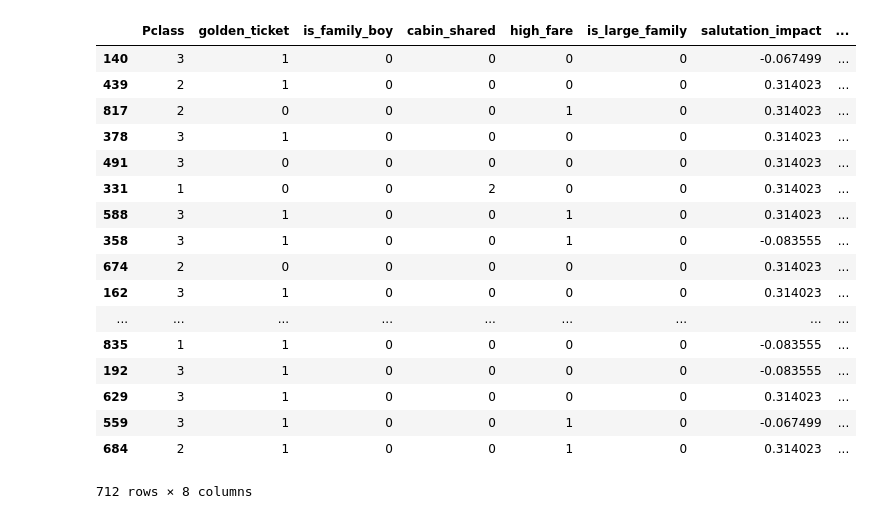
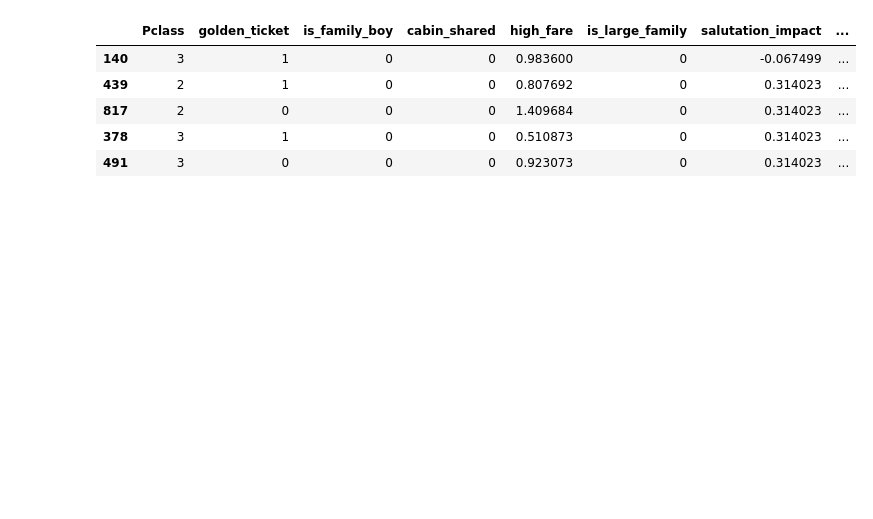
Before and after one commit to masatoomori/kaggle-titanic, a Jupyter notebook: titanic/kaggle_titanic.ipynb, the cells around one changed output. Drawn from its saved outputs; the diff is of its cells as text; code cells hidden in the pictures; blank space fills up the shorter version.

```diff
--- a/titanic/kaggle_titanic.ipynb
+++ b/titanic/kaggle_titanic.ipynb
@@ -146,7 +166,7 @@ ave_survival_rate = df_both['Survived'].mean()
 salutations_impact = {}
 
 for s in salutations:
-  impact = df_train[df_both['Salutation'] != s]['Survived'].mean() - ave_survival_rate
+  impact = df_both[df_both['Salutation'] != s]['Survived'].mean() - ave_survival_rate
   salutations_impact.update({s: impact})
 
 df_both['salutation_impact'] = df_both['Salutation'].apply(lambda x: salutations_impact[x])
@@ -154,5 +174,5 @@ df_both['salutation_impact'] = df_both['Salutation'].apply(lambda x: salutations
 # チケット価格
 df_t = df_both[['Pclass', 'familySize', 'Fare']].groupby(['Pclass', 'familySize'], as_index=False).median().rename(columns={'Fare': 'fare_med'})
 df_both = pd.merge(df_both, df_t, how='left', on=['Pclass', 'familySize'])
-df_both['high_fare'] = df_both.apply(lambda row: 1 if row['Fare'] > row['fare_med'] else 0, axis=1)
+df_both['high_fare'] = df_both.apply(lambda row: row['Fare'] / row['fare_med'], axis=1)
 # %%
@@ -234,23 +295,11 @@ y = df_data['Survived']
 from sklearn.model_selection import train_test_split
 (X_train, X_test, y_train, y_test) = train_test_split(X, y, test_size=0.2, random_state=0)
 # %%
-X_train
+X_train.head()
 # %% [output]
 |  | Pclass | golden_ticket | is_family_boy | cabin_shared | high_fare | is_large_family | salutation_impact | ... |
-| 140 | 3 | 1 | 0 | 0 | 0 | 0 | -0.067499 | ... |
-| 439 | 2 | 1 | 0 | 0 | 0 | 0 | 0.314023 | ... |
-| 817 | 2 | 0 | 0 | 0 | 1 | 0 | 0.314023 | ... |
-| 378 | 3 | 1 | 0 | 0 | 0 | 0 | 0.314023 | ... |
-| 491 | 3 | 0 | 0 | 0 | 0 | 0 | 0.314023 | ... |
-| 331 | 1 | 0 | 0 | 2 | 0 | 0 | 0.314023 | ... |
-| 588 | 3 | 1 | 0 | 0 | 1 | 0 | 0.314023 | ... |
-| 358 | 3 | 1 | 0 | 0 | 1 | 0 | -0.083555 | ... |
-| 674 | 2 | 0 | 0 | 0 | 0 | 0 | 0.314023 | ... |
-| 162 | 3 | 1 | 0 | 0 | 0 | 0 | 0.314023 | ... |
-| ... | ... | ... | ... | ... | ... | ... | ... | ... |
-| 835 | 1 | 1 | 0 | 0 | 0 | 0 | -0.083555 | ... |
-| 192 | 3 | 1 | 0 | 0 | 0 | 0 | -0.083555 | ... |
-| 629 | 3 | 1 | 0 | 0 | 0 | 0 | 0.314023 | ... |
-| 559 | 3 | 1 | 0 | 0 | 1 | 0 | -0.067499 | ... |
-| 684 | 2 | 1 | 0 | 0 | 1 | 0 | 0.314023 | ... |
+| 140 | 3 | 1 | 0 | 0 | 0.983600 | 0 | -0.067499 | ... |
+| 439 | 2 | 1 | 0 | 0 | 0.807692 | 0 | 0.314023 | ... |
+| 817 | 2 | 0 | 0 | 0 | 1.409684 | 0 | 0.314023 | ... |
+| 378 | 3 | 1 | 0 | 0 | 0.510873 | 0 | 0.314023 | ... |
+| 491 | 3 | 0 | 0 | 0 | 0.923073 | 0 | 0.314023 | ... |
-712 rows × 8 columns
```
Also changed, not shown: parts of 18 cells of this notebook, 3 other files.
